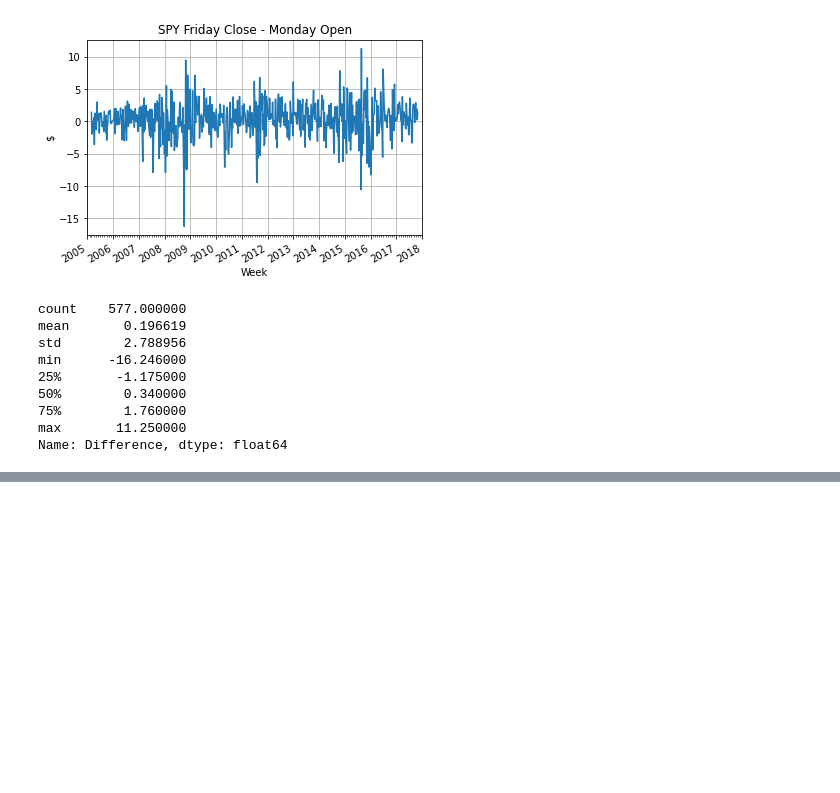
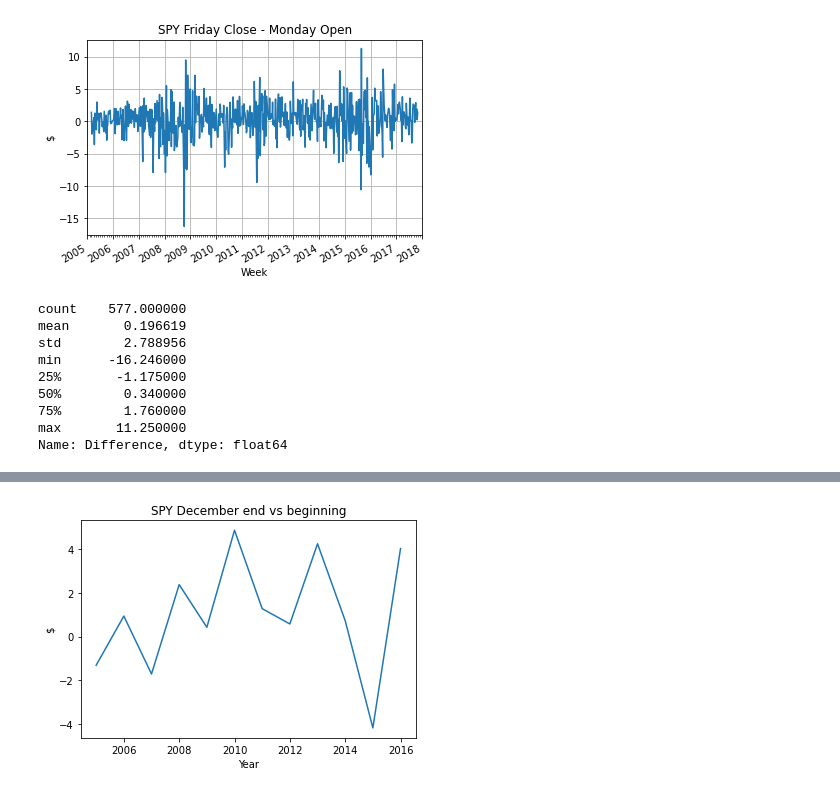
Before and after one commit to TreeNap/StockMyths, a Jupyter notebook: ETF_Correlation.ipynb, the cells around one changed output, grey strips where cells are left out. Saved outputs shown, nothing was run; the diff lists cells and outputs as text; code cells hidden in the pictures; blank space fills up the shorter version.

Commit message:
Added December graph

```diff
--- a/ETF_Correlation.ipynb
+++ b/ETF_Correlation.ipynb
@@ -127,0 +133,14 @@ dec_df.head()
+# %%
+###### data=dec_df
+fig, ax = plt.subplots()
+ax.plot('Date', 'Difference', data=data)
+
+plt.title("SPY December end vs beginning")
+plt.xlabel("Year")
+plt.ylabel("$")
+
+
+
+plt.show()
+# %% [output]
+[figure, added]
```
Also changed, not shown: parts of 6 cells of this notebook.
